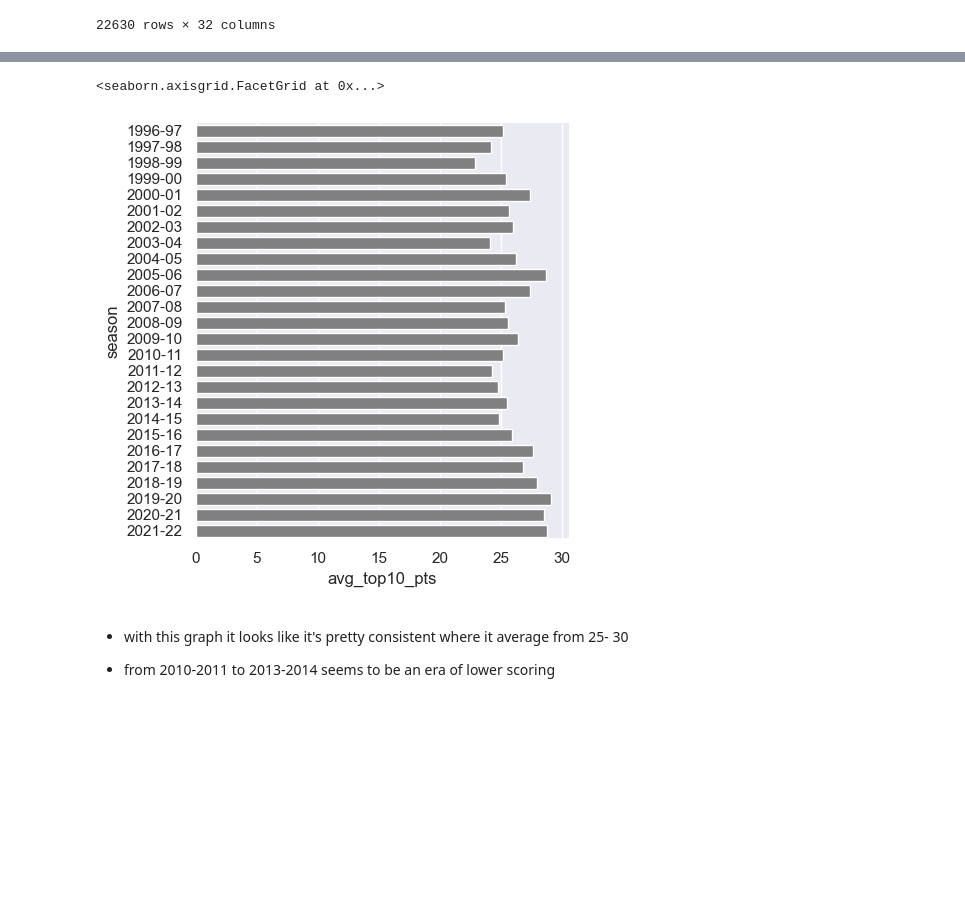
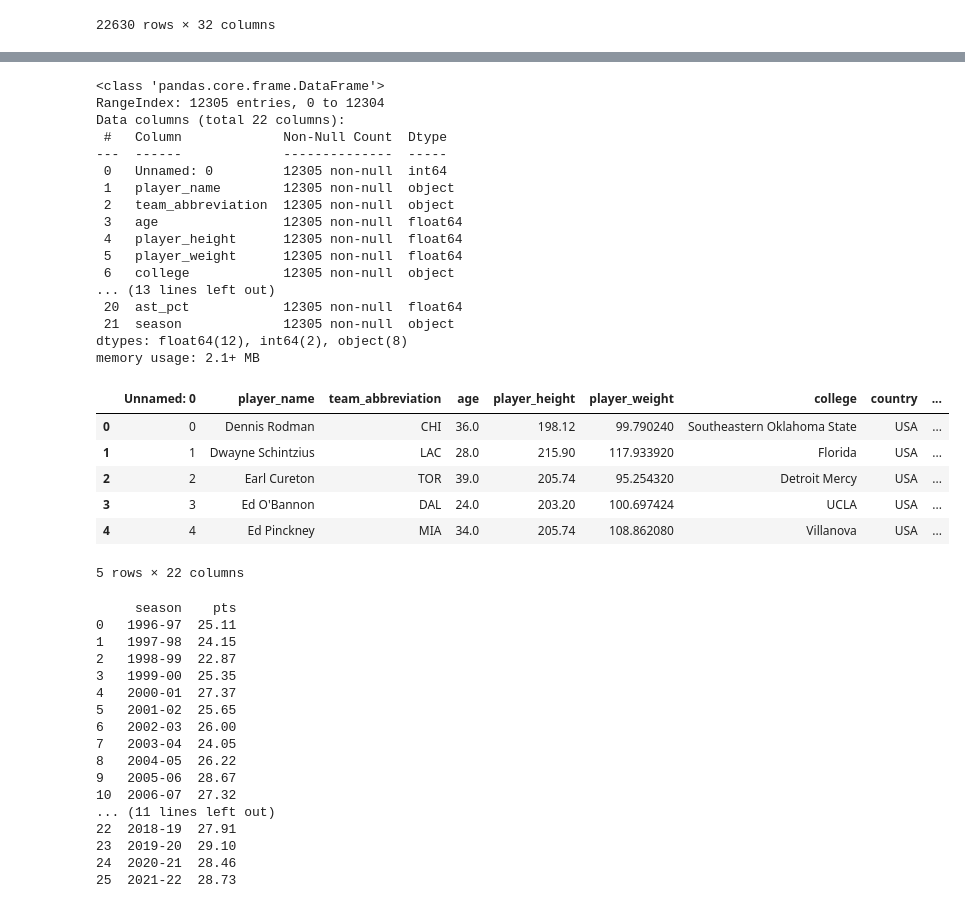
Before and after one commit to ubco-W2022T2-data301/project-group-group39, a Jupyter notebook: analysis/analysis3.ipynb, the cells around one changed output, grey strips where cells are left out. Cells and saved outputs as stored; diff of their text form; code cells hidden in the pictures; blank space fills up the shorter version.

```diff
--- a/analysis/analysis3.ipynb
+++ b/analysis/analysis3.ipynb
@@ -103,21 +65,55 @@ print(top10_avg)
-# %%
-import pandas as pd
-import seaborn as sns
-import matplotlib.pyplot as plt
-df = pd.read_csv("../data/raw/archive (2)/all_seasons.csv")
-grouped = df.groupby('season')
-top10_avg = grouped.apply(lambda x: x.nlargest(10, 'pts').mean(numeric_only=True)).reset_index()[['season', 'pts']]
-numeric_only=None
-top10_avg.columns = ['season', 'avg_top10_pts']
-sns.set(style="darkgrid")
-sns.catplot(y='season', x='avg_top10_pts', kind='bar', data=top10_avg, color='grey')
-# %% [output]
-<seaborn.axisgrid.FacetGrid at 0x...>
-[figure, removed]
-# %% [markdown]
-* with this graph it looks like it's pretty consistent where it average from 25- 30
-
-* from 2010-2011 to 2013-2014 seems to be an era of lower scoring
+# %%
+
+allSeason = pd.read_csv("../data/raw/archive (2)/all_seasons.csv")
+allSeason.info()
+allSeason.head()
+# %% [output]
+<class 'pandas.core.frame.DataFrame'>
+RangeIndex: 12305 entries, 0 to 12304
+Data columns (total 22 columns):
+ #   Column             Non-Null Count  Dtype
+---  ------             --------------  -----
+ 0   Unnamed: 0         12305 non-null  int64
+ 1   player_name        12305 non-null  object
+ 2   team_abbreviation  12305 non-null  object
+ 3   age                12305 non-null  float64
+ 4   player_height      12305 non-null  float64
+ 5   player_weight      12305 non-null  float64
+ 6   college            12305 non-null  object
+... (13 lines left out)
+ 20  ast_pct            12305 non-null  float64
+ 21  season             12305 non-null  object
+dtypes: float64(12), int64(2), object(8)
+memory usage: 2.1+ MB
+|  | Unnamed: 0 | player_name | team_abbreviation | age | player_height | player_weight | college | country | ... |
+| 0 | 0 | Dennis Rodman | CHI | 36.0 | 198.12 | 99.790240 | Southeastern Oklahoma State | USA | ... |
+| 1 | 1 | Dwayne Schintzius | LAC | 28.0 | 215.90 | 117.933920 | Florida | USA | ... |
+| 2 | 2 | Earl Cureton | TOR | 39.0 | 205.74 | 95.254320 | Detroit Mercy | USA | ... |
+| 3 | 3 | Ed O'Bannon | DAL | 24.0 | 203.20 | 100.697424 | UCLA | USA | ... |
+| 4 | 4 | Ed Pinckney | MIA | 34.0 | 205.74 | 108.862080 | Villanova | USA | ... |
+5 rows × 22 columns
+# %%
+sys.path.append("code")
+dfs = load_and_process("../data/raw/archive (2)/all_seasons.csv")
+print(dfs)
+# %% [output]
+     season    pts
+0   1996-97  25.11
+1   1997-98  24.15
+2   1998-99  22.87
+3   1999-00  25.35
+4   2000-01  27.37
+5   2001-02  25.65
+6   2002-03  26.00
+7   2003-04  24.05
+8   2004-05  26.22
+9   2005-06  28.67
+10  2006-07  27.32
+... (11 lines left out)
+22  2018-19  27.91
+23  2019-20  29.10
+24  2020-21  28.46
+25  2021-22  28.73
 # %%
 import pandas as pd
 import seaborn as sns
```
Also changed, not shown: parts of 9 cells of this notebook.
